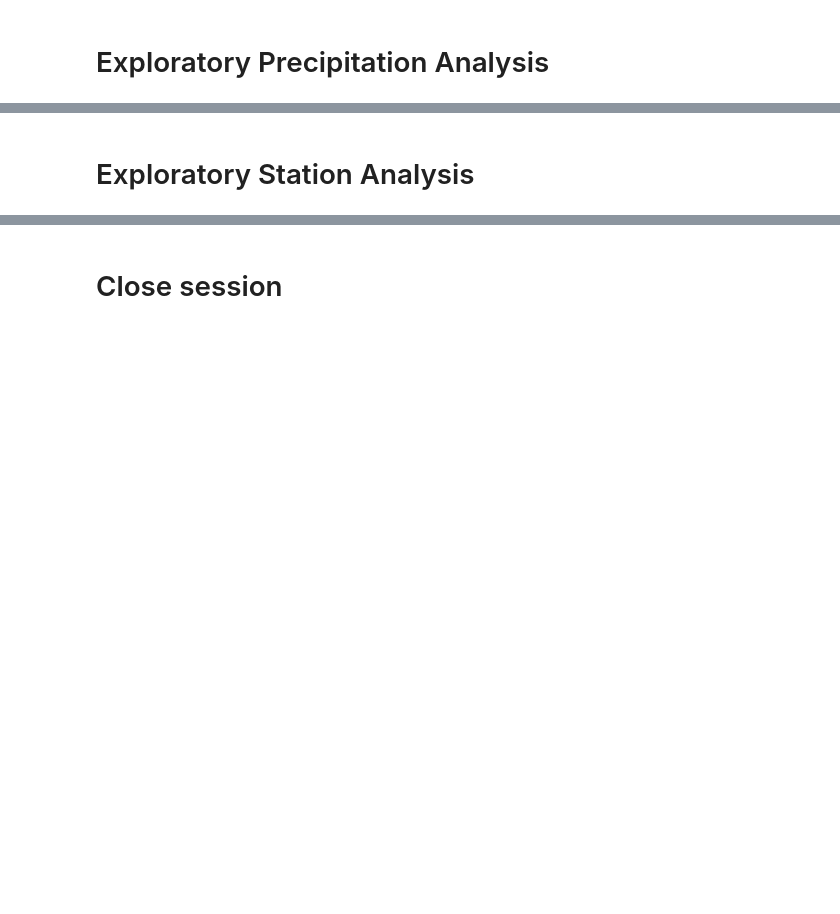
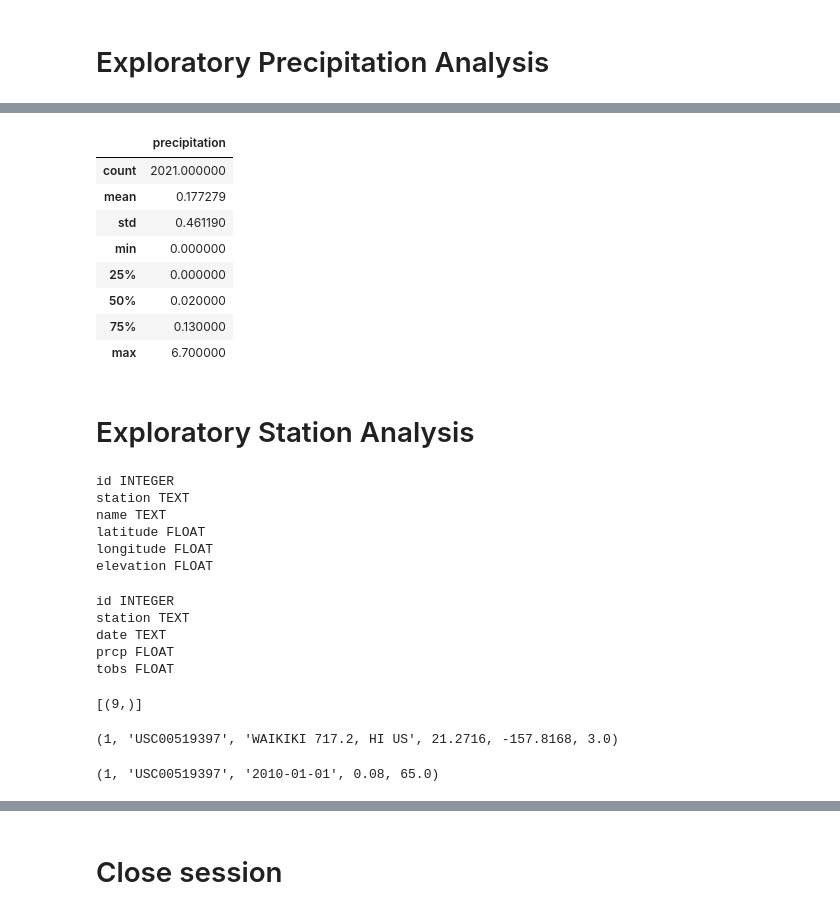
Before and after one commit to Patrick-Bacza/sqlalchemy-challenge, a Jupyter notebook: climate_starter.ipynb, the cells around one changed output, grey strips where cells are left out. Saved outputs shown, nothing was run; the diff lists cells and outputs as text; code cells hidden in the pictures; blank space fills up the shorter version.

```diff
--- a/climate_starter.ipynb
+++ b/climate_starter.ipynb
@@ -60,8 +77,54 @@ session = Session(engine)
 # %%
-# Use Pandas to calcualte the summary statistics for the precipitation data
+# Use Pandas to calculate the summary statistics for the precipitation data
+
+precipitation.describe()
+# %% [output]
+|  | precipitation |
+| count | 2021.000000 |
+| mean | 0.177279 |
+| std | 0.461190 |
+| min | 0.000000 |
+| 25% | 0.000000 |
+| 50% | 0.020000 |
+| 75% | 0.130000 |
+| max | 6.700000 |
 # %% [markdown]
 # Exploratory Station Analysis
+# %%
+columns = inspector.get_columns('station')
+
+for column in columns:
+    print(column["name"] , column["type"])
+# %% [output]
+id INTEGER
+station TEXT
+name TEXT
+latitude FLOAT
+longitude FLOAT
+elevation FLOAT
+# %%
+columns_2 = inspector.get_columns('measurement')
+
+for column in columns_2:
+    print(column["name"] , column["type"])
+# %% [output]
+id INTEGER
+station TEXT
+date TEXT
+prcp FLOAT
+tobs FLOAT
 # %%
 # Design a query to calculate the total number stations in the dataset
+session.query(func.count(station.station)).all()
+# %% [output]
+[(9,)]
+# %%
+engine.execute('SELECT * FROM station').first()
+# %% [output]
+(1, 'USC00519397', 'WAIKIKI 717.2, HI US', 21.2716, -157.8168, 3.0)
+# %%
+engine.execute('SELECT * FROM measurement').first()
+# %% [output]
+(1, 'USC00519397', '2010-01-01', 0.08, 65.0)
 # %%
 # Design a query to find the most active stations (i.e. what stations have the most rows?)
```
Also changed, not shown: parts of 8 cells of this notebook.
